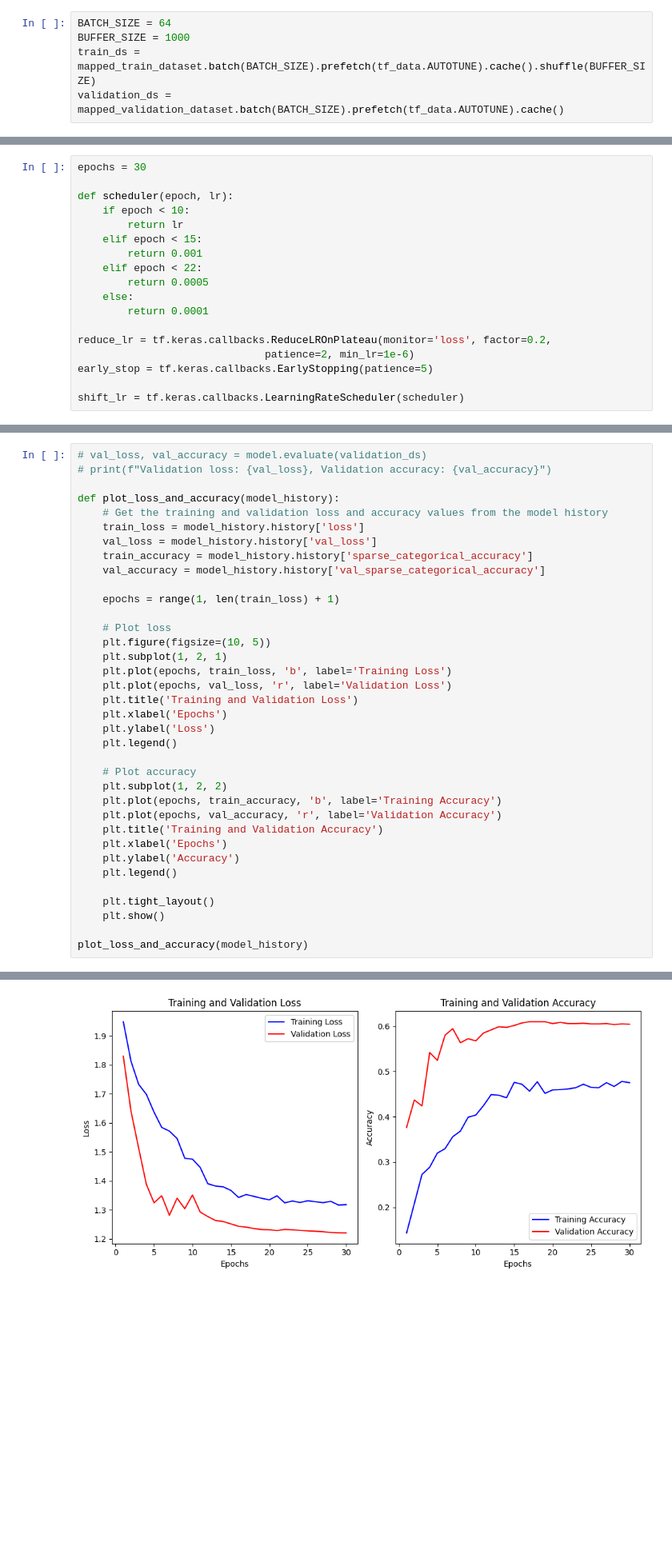
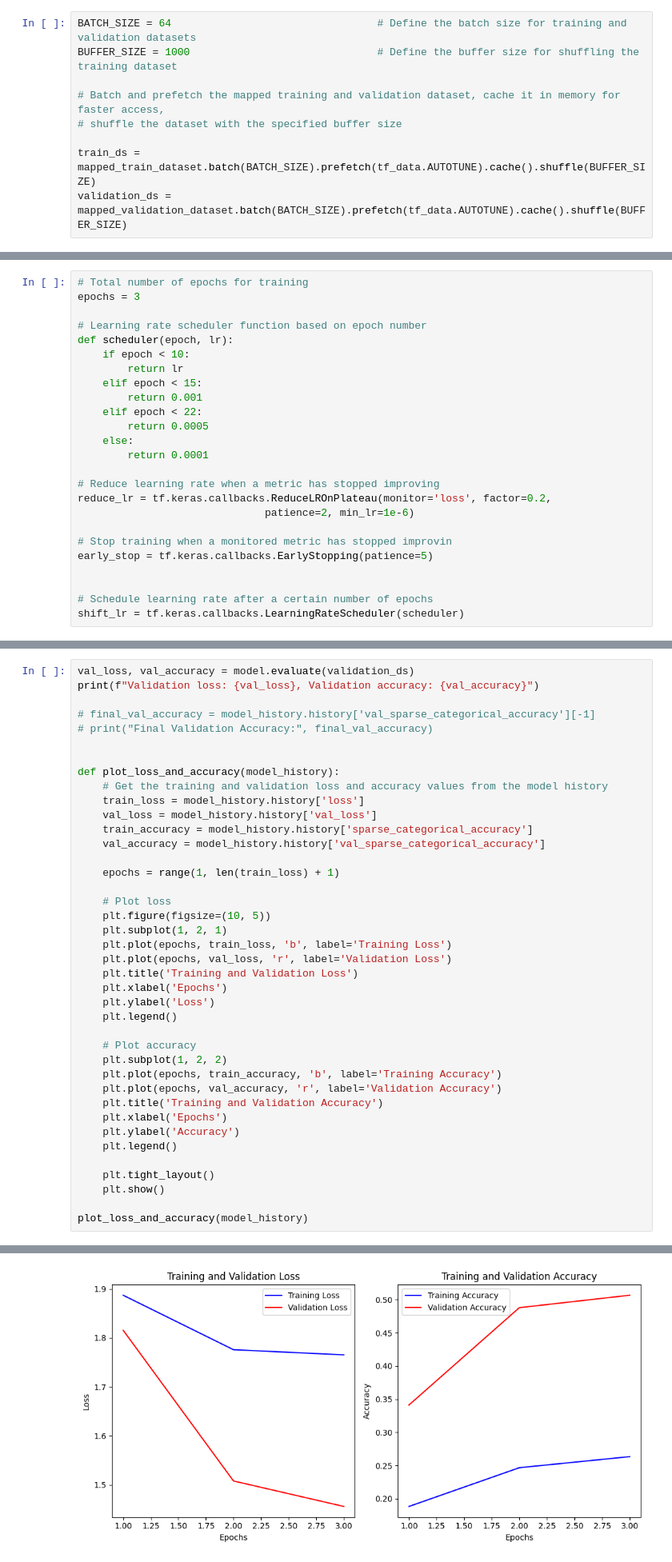
Before and after one commit to akashnaokar/cv_challenge, a Jupyter notebook: main.ipynb, the cells around one changed output, grey strips where cells are left out. Shown at 80% size. Cells and saved outputs as stored; diff of their text form; blank space fills up the shorter version.

```diff
--- a/main.ipynb
+++ b/main.ipynb
@@ -397,8 +488,12 @@ mapped_validation_dataset = validation_dataset.map(read_tfrecord)
 # %%
-BATCH_SIZE = 64
-BUFFER_SIZE = 1000
+BATCH_SIZE = 64                                 # Define the batch size for training and validation datasets
+BUFFER_SIZE = 1000                              # Define the buffer size for shuffling the training dataset
+
+# Batch and prefetch the mapped training and validation dataset, cache it in memory for faster access,
+# shuffle the dataset with the specified buffer size
+
 train_ds = mapped_train_dataset.batch(BATCH_SIZE).prefetch(tf_data.AUTOTUNE).cache().shuffle(BUFFER_SIZE)
-validation_ds = mapped_validation_dataset.batch(BATCH_SIZE).prefetch(tf_data.AUTOTUNE).cache()
+validation_ds = mapped_validation_dataset.batch(BATCH_SIZE).prefetch(tf_data.AUTOTUNE).cache().shuffle(BUFFER_SIZE)
 # %%
 model.compile(
     optimizer=keras.optimizers.Adam(learning_rate=0.005),
@@ -409,6 +506,8 @@ model.compile(
 # %%
-epochs = 30
+# Total number of epochs for training
+epochs = 3
 
+# Learning rate scheduler function based on epoch number
 def scheduler(epoch, lr):
     if epoch < 10:
         return lr
@@ -419,8 +518,13 @@ def scheduler(epoch, lr):
     else:
         return 0.0001
 
+# Reduce learning rate when a metric has stopped improving
 reduce_lr = tf.keras.callbacks.ReduceLROnPlateau(monitor='loss', factor=0.2,
                               patience=2, min_lr=1e-6)
+
+# Stop training when a monitored metric has stopped improvin
 early_stop = tf.keras.callbacks.EarlyStopping(patience=5)
 
+
+# Schedule learning rate after a certain number of epochs
 shift_lr = tf.keras.callbacks.LearningRateScheduler(scheduler)
@@ -447,8 +553,12 @@ Epoch 30/30
 # %% [markdown]
 ### Model Performance
 # %%
-# val_loss, val_accuracy = model.evaluate(validation_ds)
-# print(f"Validation loss: {val_loss}, Validation accuracy: {val_accuracy}")
+val_loss, val_accuracy = model.evaluate(validation_ds)
+print(f"Validation loss: {val_loss}, Validation accuracy: {val_accuracy}")
+
+# final_val_accuracy = model_history.history['val_sparse_categorical_accuracy'][-1]
+# print("Final Validation Accuracy:", final_val_accuracy)
+
 
 def plot_loss_and_accuracy(model_history):
     # Get the training and validation loss and accuracy values from the model history
@@ -486 +598 @@ plot_loss_and_accuracy(model_history)
-[figure, old version]
+[figure, new version]
```
Also changed, not shown: parts of 29 cells of this notebook.
